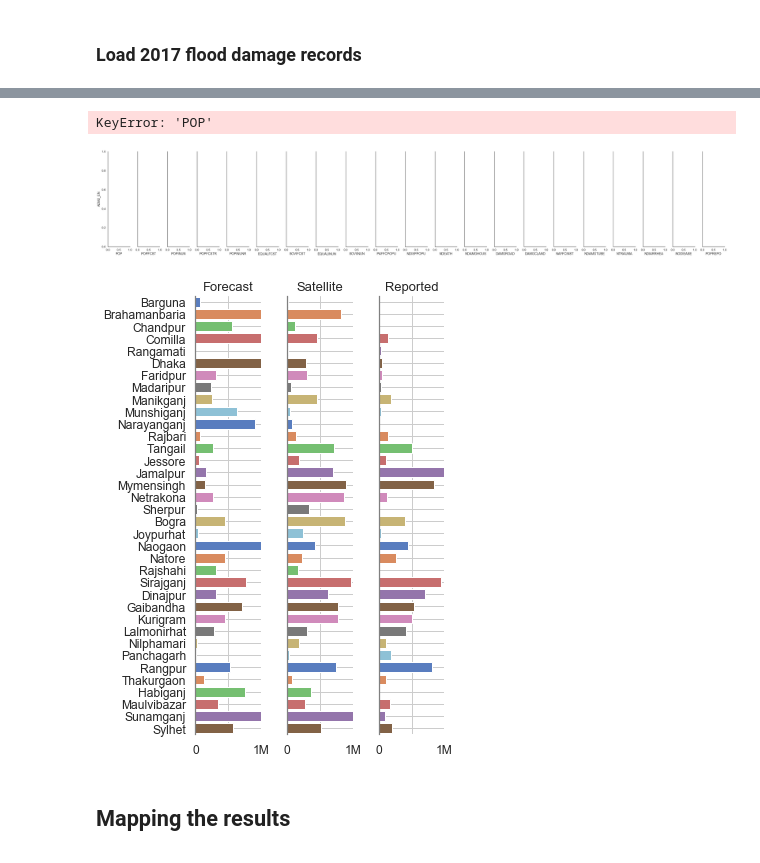
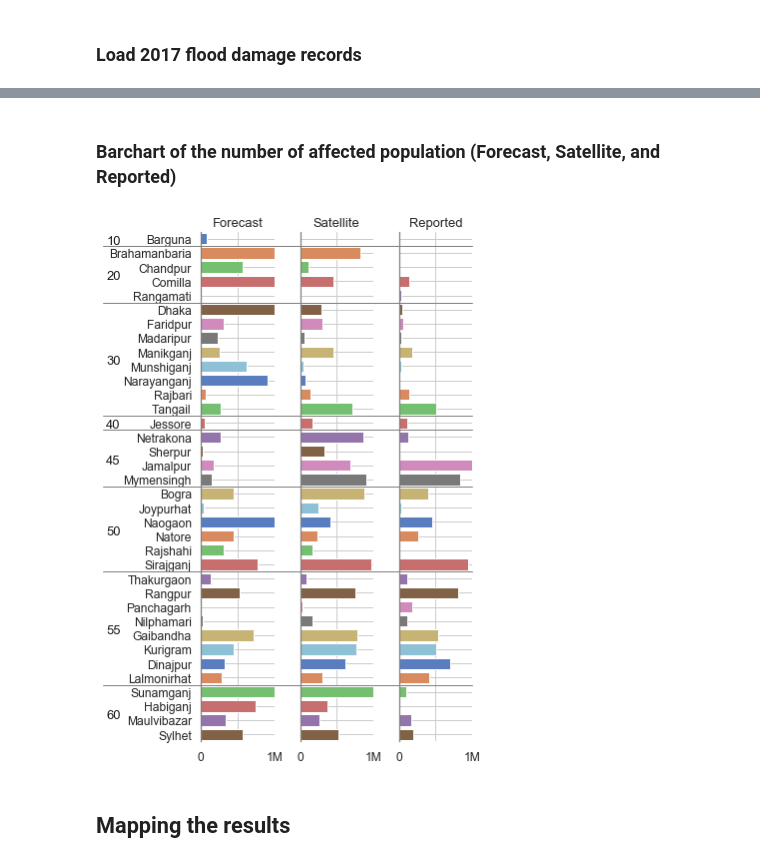
Before and after one commit to gnodnooh/VulnRiskImpact-BGD, a Jupyter notebook: FVI_Assessment2.ipynb, the cells around one changed output, grey strips where cells are left out. Cells and saved outputs as stored; diff of their text form; code cells hidden in the pictures.

```diff
--- a/FVI_Assessment2.ipynb
+++ b/FVI_Assessment2.ipynb
@@ -196,0 +333,9 @@ result.head()
+# %%
+corrmat = temp[temp.columns[2:]].corr()
+# Plotting
+sns.set(style="white", font_scale=1)
+cmap=sns.diverging_palette(10, 200, n=20)
+fig, ax = plt.subplots(figsize=(10,10))
+ax = sns.heatmap(corrmat, ax=ax, vmin=-1, vmax=1, center=0,
+                 cmap=cmap, square=True,
+                 cbar_kws={'orientation': 'vertical', 'shrink':.5})
@@ -197,47 +375,47 @@ result.head()
+# %% [markdown]
+### Barchart of the number of affected population (Forecast, Satellite, and Reported)
 # %%
-# PairGrid plots
-sns.set(style="white", font_scale=1.2)
-g = sns.PairGrid(temp, x_vars=result.columns[1:], y_vars=['ADM2_EN'], height=7, aspect=.27)
+# Temporary dataframe
+temp = result[['ADM1_PCODE','ADM2_EN','POPFCSTM','POPINUNM','POPREPOM']]
+temp = temp.rename(columns={'POPFCSTM':'Forecast','POPINUNM':'Satellite','POPREPOM':'Reported'})
+
+# Plotting setting
+sns.set(style="white", font_scale=1.1)
+g = sns.PairGrid(temp, x_vars=temp.columns[2:], y_vars=['ADM2_EN'], height=8, aspect=.25)
 g.map(sns.barplot, palette='muted')
-
-# Same x axis limits on all columns and add better labels
-# g.set(xlim=[0, 1], xticks=[0,0.5,1], xticklabels=[0, 0.5, 1], xlabel='', ylabel='', yticklabels=temp['ADM2_EN'])
-g.set(xlim=[0, 0.5], xticks=[0,0.25,0.5], xticklabels=[0, '', 0.5], xlabel='', ylabel='', yticklabels=temp['ADM2_EN'])
-# g.axes[0,1].set_xlim(-40,10)
-# Title and Grids
-for ax, title in zip(g.axes.flat, temp.columns[1:]):
+g.set(xlim=[0, 1], xticks=[0,0.5,1], xticklabels=[0, '', '1M'], xlabel='',
+      ylabel='', yticklabels=temp['ADM2_EN'])
+# Column name and Grids
+for ax, title in zip(g.axes.flat, temp.columns[2:]):
     # Title (Group name)
     ax.set_title(title, fontfamily='sans-serif', fontsize=13)
     # Make the grid horizontal instead of vertical
     ax.xaxis.grid(True)
     ax.yaxis.grid(True)
     ax.spines['left'].set_color('grey')
 
+# Division lines and names
+divs = temp['ADM1_PCODE'].tolist()
+for i, div in enumerate(divs):
+    if i and div != divs[i - 1]:
+        # Division line
+        g.axes.flat[-1].axhline(i-0.5, xmin=-4.05, xmax=1, c='#808080FF', lw=1, clip_on=False)
+    if div != divs[i - 1]:
+        # Division name
+        lx = np.arange(len(temp['ADM1_PCODE']))[np.isin(divs, div)]
+        g.axes.flat[0].annotate(div, [-1.2, np.median(lx)+0.15],
+                    annotation_clip=False, xycoords='data',
+                    color='k', ha='center', va='center',fontfamily='sans-serif', fontsize=13)
+
 # Remove axis lines
 sns.despine(left=False, bottom=True);plt.tight_layout();plt.show()
+
+# Save a figure
+if False:
+    fn_save = './figures/affected_popu_chart.png'
+    g.savefig(fn_save, bbox_inches='tight'); print('%s is saved.' % fn_save)
 # %% [output]
-KeyError: 'POP'
-[figure, old version]
+[figure, new version]
-# %%
-temp = result[['ADM2_EN','POPFCST','POPINUN','POPREPO']]
-temp = temp.rename(columns={'POPFCST':'Forecast','POPINUN':'Satellite','POPREPO':'Reported'})
-sns.set(style="white", font_scale=1.1)
-g = sns.PairGrid(temp, x_vars=temp.columns[1:], y_vars=['ADM2_EN'], height=7, aspect=.25)
-g.map(sns.barplot, palette='muted')
-g.set(xlim=[0, 1000000], xticks=[0,500000,1000000], xticklabels=[0, '', '1M'], xlabel='', ylabel='', yticklabels=temp['ADM2_EN'])
-# Title and Grids
-for ax, title in zip(g.axes.flat, temp.columns[1:]):
-    # Title (Group name)
-    ax.set_title(title, fontfamily='sans-serif', fontsize=13)
-    # Make the grid horizontal instead of vertical
-    ax.xaxis.grid(True)
-    ax.yaxis.grid(True)
-    ax.spines['left'].set_color('grey')
-
-# Remove axis lines
-sns.despine(left=False, bottom=True);plt.tight_layout();plt.show()
-# %% [output]
-[figure, removed]
 # %% [markdown]
 ## Mapping the results
 # %% [markdown]
```
Also changed, not shown: parts of 16 cells of this notebook, 8 other files.
